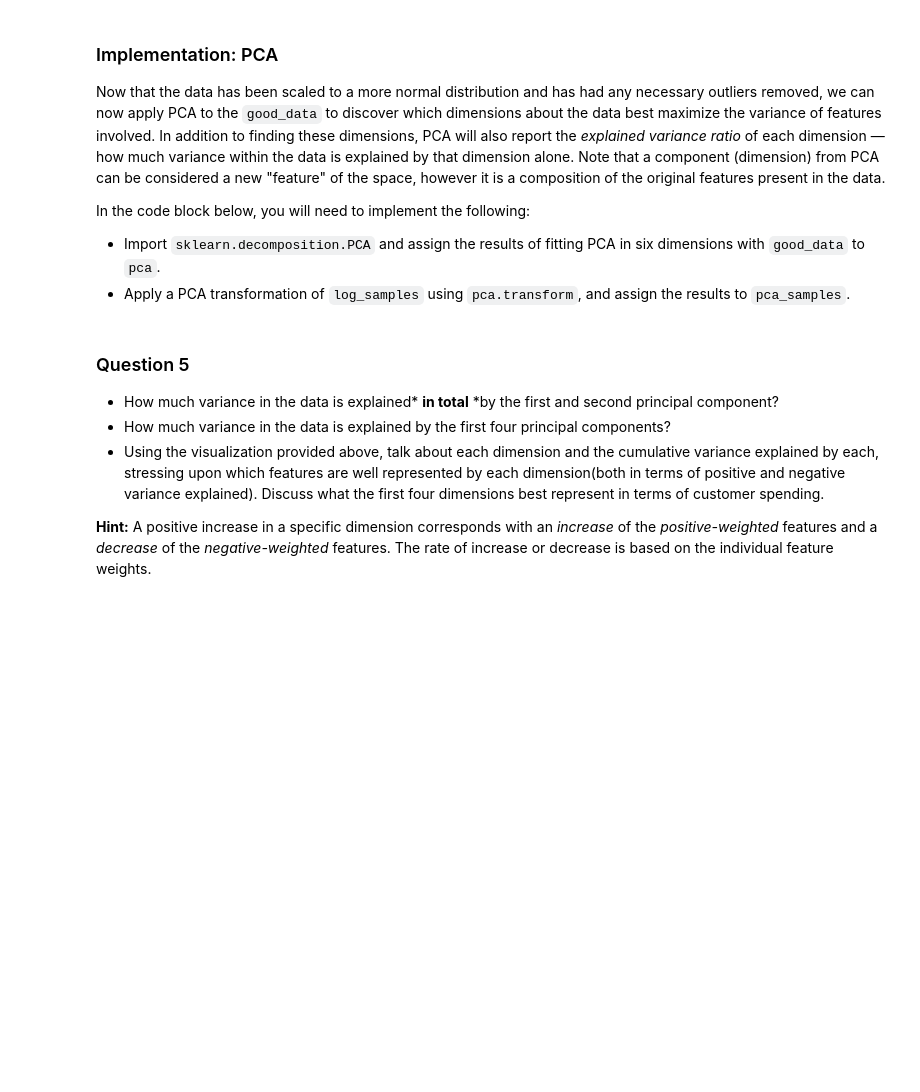
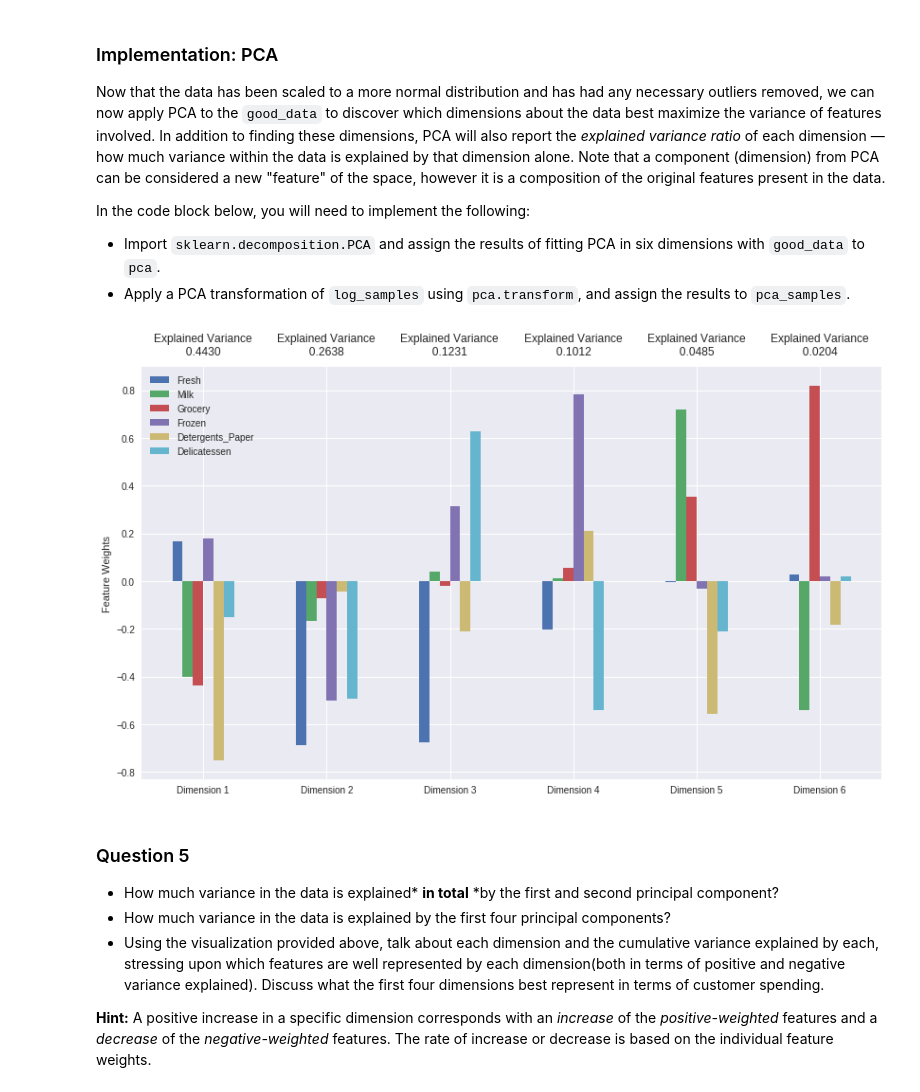
Before and after one commit to ynaikavde/MLND_Solutions, a Jupyter notebook: customer_segments.ipynb, the cells around one changed output. Cells and saved outputs as stored; diff of their text form; code cells hidden in the pictures; blank space fills up the shorter version.

```diff
--- a/customer_segments.ipynb
+++ b/customer_segments.ipynb
@@ -276,6 +276,7 @@ In the code block below, you will need to implement the following:
 Once you have performed this implementation, the dataset will be stored in the variable `good_data`.
 # %%
 # For each feature find the data points with extreme high or low values
+outliers  = []
 for feature in log_data.keys():
 
     # TODO: Calculate Q1 (25th percentile of the data) for the given feature
@@ -291,15 +292,19 @@ for feature in log_data.keys():
     print "Data points considered outliers for the feature '{}':".format(feature)
     display(log_data[~((log_data[feature] >= Q1 - step) & (log_data[feature] <= Q3 + step))])
 
+    print "Data points considered outliers for the feature '{}':".format(feature)
+    outdata = log_data[~((log_data[feature] >= Q1 - step) & (log_data[feature] <= Q3 + step))]
+    display(outdata)
+    outliers = outliers + list(outdata.index.values)
+
 # OPTIONAL: Select the indices for data points you wish to remove
+
 outliers = list(set([x for x in outliers if outliers.count(x) > 1]))
-
+print "Outliers: {}".format(outliers)
 
 # Remove the outliers, if any were specified
 good_data = log_data.drop(log_data.index[outliers]).reset_index(drop = True)
-
-print('Good data')
-display(good_data)
+print "The good dataset now has {} observations after removing outliers.".format(len(good_data))
 # %% [output]
 Data points considered outliers for the feature 'Fresh':
 |  | Fresh | Milk | Grocery | Frozen | Detergents_Paper | Delicatessen |
@@ -383,14 +387,20 @@ In the code block below, you will need to implement the following:
  - Import `sklearn.decomposition.PCA` and assign the results of fitting PCA in six dimensions with `good_data` to `pca`.
  - Apply a PCA transformation of `log_samples` using `pca.transform`, and assign the results to `pca_samples`.
 # %%
+from sklearn.decomposition import PCA
+
+
 # TODO: Apply PCA by fitting the good data with the same number of dimensions as features
-pca = None
+pca = PCA().fit(good_data)
 
 # TODO: Transform log_samples using the PCA fit above
-pca_samples = None
+pca_samples = pca.transform(log_samples)
+
 
 # Generate PCA results plot
 pca_results = vs.pca_results(good_data, pca)
+# %% [output]
+[figure, added]
 # %% [markdown]
 ### Question 5
 
```
Also changed, not shown: parts of 29 cells of this notebook.
